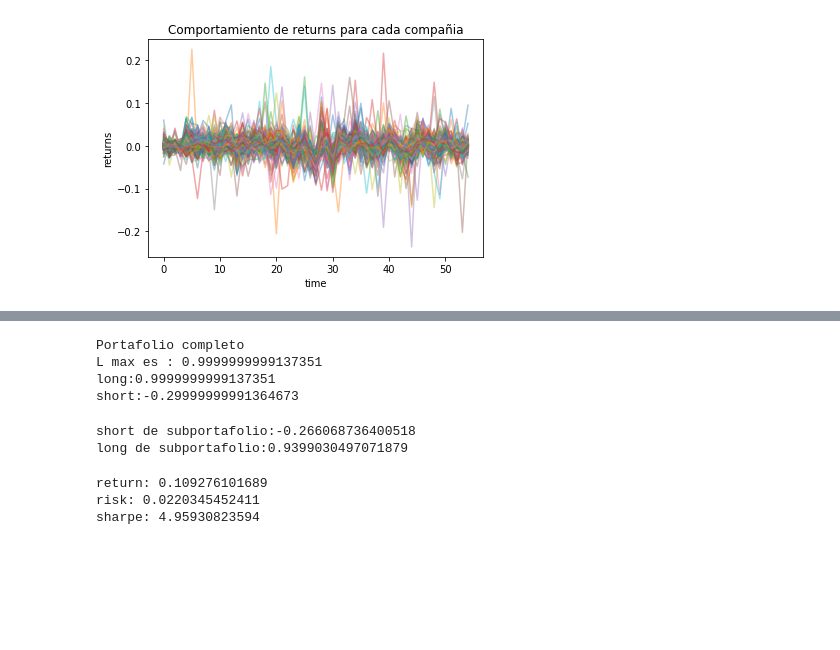
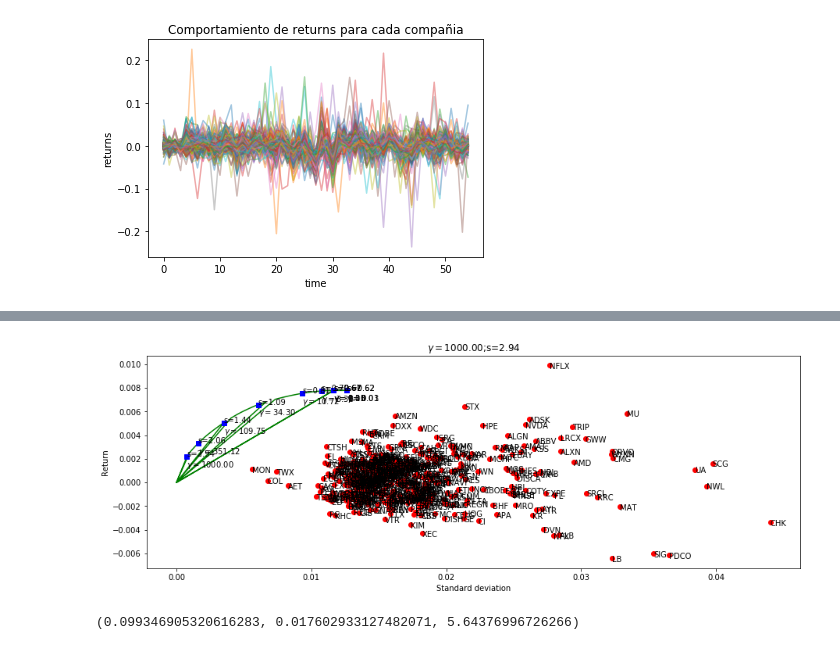
Before and after one commit to veigaco/quantum, a Jupyter notebook: old/Algo_short_and_long.ipynb, the cells around one changed output, grey strips where cells are left out. Saved outputs shown, nothing was run; the diff lists cells and outputs as text; code cells hidden in the pictures; blank space fills up the shorter version.

```diff
--- a/old/Algo_short_and_long.ipynb
+++ b/old/Algo_short_and_long.ipynb
@@ -188,58 +221,18 @@ optimo = sharpe.argmax()
-# %%
-sum(w_[optimo])
-
-sum([j for j in w_[optimo] if j<0])
-print("Portafolio completo")
-print("L max es : "+ str(sum([j for j in w_[optimo] if j>0])))
-print("long:"+str(sum([j for j in w_[optimo] if j>0])))
-print("short:"+str(sum([j for j in w_[optimo] if j<0])))
-# %% [output]
-Portafolio completo
-L max es : 0.9999999999137351
-long:0.9999999999137351
-short:-0.29999999991364673
-# %%
-## escoger subportafolio
-short_position=[j for j in w_[optimo] if j<-.01]
-short_position=[j for j in short_position if j>-.05]
-sum([j for j in w_[optimo] if j<0])
-sum(short_position)
-print("short de subportafolio:"+str(sum(short_position)))
-long_position=[j for j in w_[optimo] if j>.01]
-long_position=[j for j in long_position if j<.05]
-sum([j for j in w_[optimo] if j>0])
-sum(long_position)
-print("long de subportafolio:"+str(sum(long_position)))
-weights_all=short_position+long_position
-
-short_names=[w_[optimo].index(j) for j in short_position]
-long_names=[w_[optimo].index(j) for j in long_position]
-
-short_names=[name[i] for i in short_names]
-long_names=[name[i] for i in long_names]
-
-
-all_positions=short_names+long_names
-# %% [output]
-short de subportafolio:-0.266068736400518
-long de subportafolio:0.9399030497071879
-# %%
-## calcular las metricas de risk , return y sharpe
-returns_subport = px_portion[all_positions]
-mu_subportfolio = returns_subport.mean()
-cov_matrix_subportfolio = returns_subport.cov()
-weights_subportfolio = np.array(weights_all).reshape(len(weights_all),1)
-n_dias = returns_subport.shape[0]
-return_subportfolio = (np.dot(mu_subportfolio.values, weights_subportfolio)*n_dias)
-print("return: "+str(return_subportfolio[0]))
-risk_subportfolio = (np.sqrt(np.dot(weights_subportfolio.T, np.dot(cov_matrix_subportfolio.values, weights_subportfolio))))*(np.sqrt(n_dias))
-print("risk: "+str(risk_subportfolio[0][0]))
-sharpe_subportfolio = return_subportfolio/risk_subportfolio
-print("sharpe: "+str(sharpe_subportfolio[0][0]))
-# %% [output]
-return: 0.109276101689
-risk: 0.0220345452411
-sharpe: 4.95930823594
+# %%
+## obtiene el gamma idx del gamma optimo y su historial de valores para seleccionar el optimo
+risk_data,ret_data,w_,gamma_vals,sharpe,name,Sigma,mu,optimo=get_gamma_opt(return_vec,.7,1.7,.05,-.05)
+### pinta la optimizacion encontrada
+plot_Optimization(risk_data,ret_data,gamma_vals,sharpe,name,Sigma,mu)
+### del portafolio con la gamma optima forma un subportafolio y obtiene los pesos y los nombres
+weights_all,all_positions=get_subportfolio(w_,optimo,name)
+## Obtiene las metricas del subportafolio
+returns,risk,sharpe,returns_subport,weights_subportfolio=get_metrics(px_portion,all_positions,weights_all)
+# %% [output]
+[figure, added]
+# %%
+returns,risk,sharpe
+# %% [output]
+(0.099346905320616283, 0.017602933127482071, 5.64376996726266)
 # %%
 recommend =pd.DataFrame(weights_all,index=all_positions,columns=["w"]) ### formar portafolio
 stats.describe(weights_all)
```
Also changed, not shown: parts of 12 cells of this notebook, 2 other files.
